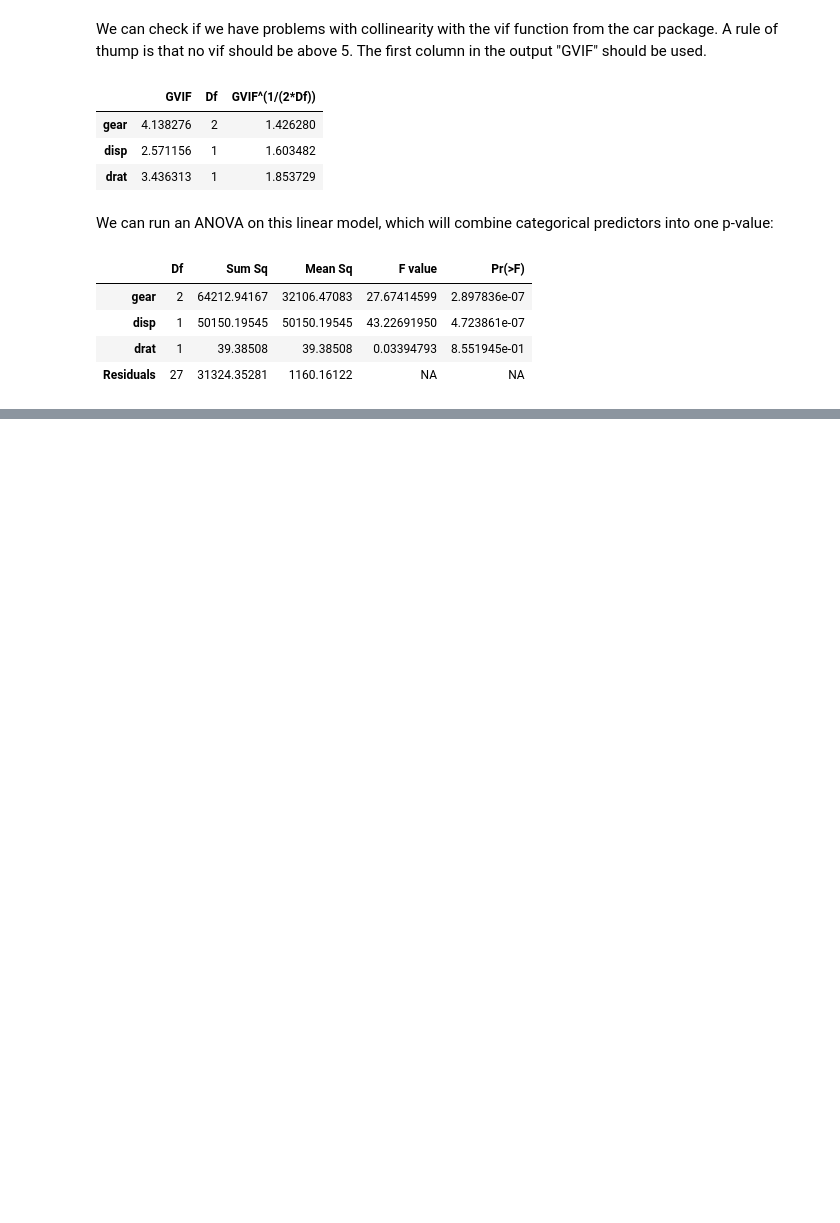
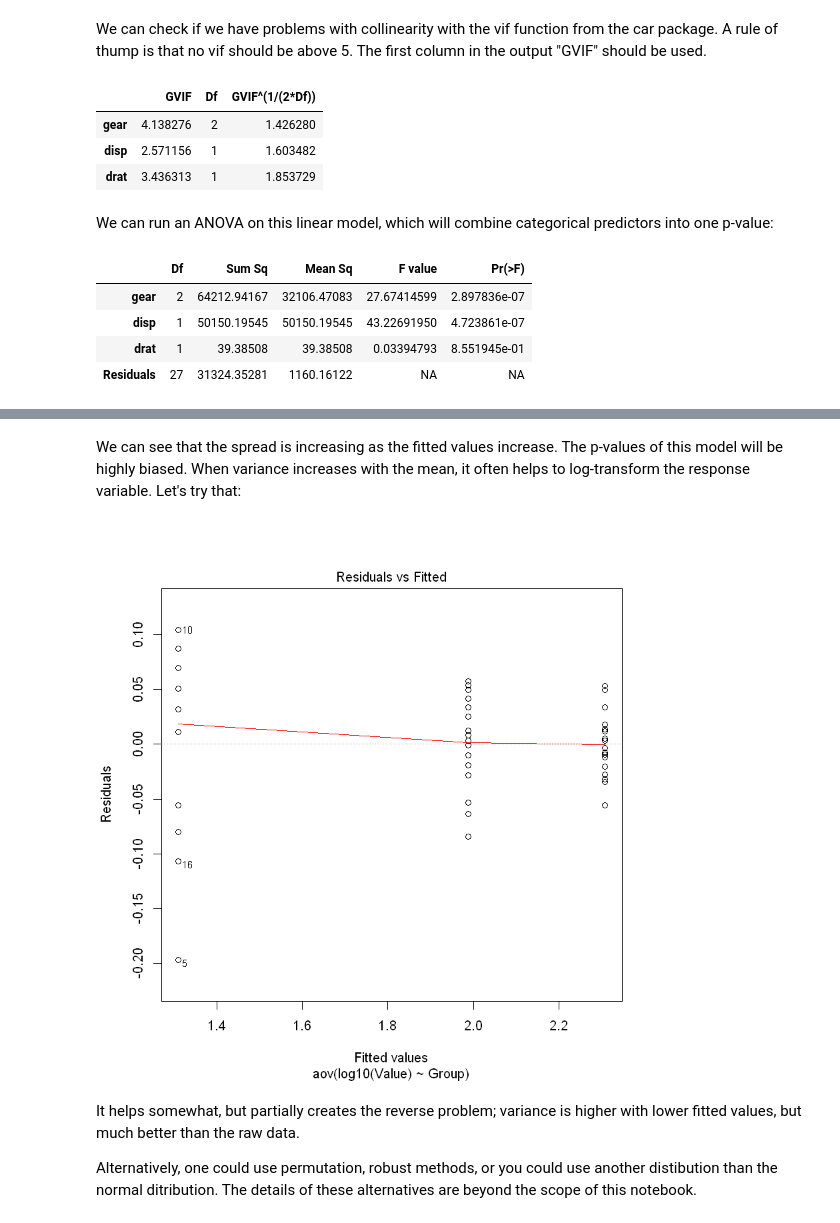
Before and after one commit to microUCPH/amplicon_data_analysis, a Jupyter notebook: ipynb/stats.ipynb, the cells around one changed output, grey strips where cells are left out. Saved outputs shown, nothing was run; the diff lists cells and outputs as text; code cells hidden in the pictures; blank space fills up the shorter version.

```diff
--- a/ipynb/stats.ipynb
+++ b/ipynb/stats.ipynb
@@ -512,0 +542,11 @@ anova(fit)
+# %% [markdown]
+We can see that the spread is increasing as the fitted values increase. The p-values of this model will be highly biased. When variance increases with the mean, it often helps to log-transform the response variable. Let's try that:
+# %%
+fit_log <- aov(log10(Value) ~ Group, data = df)
+plot(fit_log, which=1)
+# %% [output]
+[figure, added]
+# %% [markdown]
+It helps somewhat, but partially creates the reverse problem; variance is higher with lower fitted values, but much better than the raw data.
+
+Alternatively, one could use permutation, robust methods, or you could use another distibution than the normal ditribution. The details of these alternatives are beyond the scope of this notebook.
```
Also changed, not shown: parts of 11 cells of this notebook, 2 other files.
